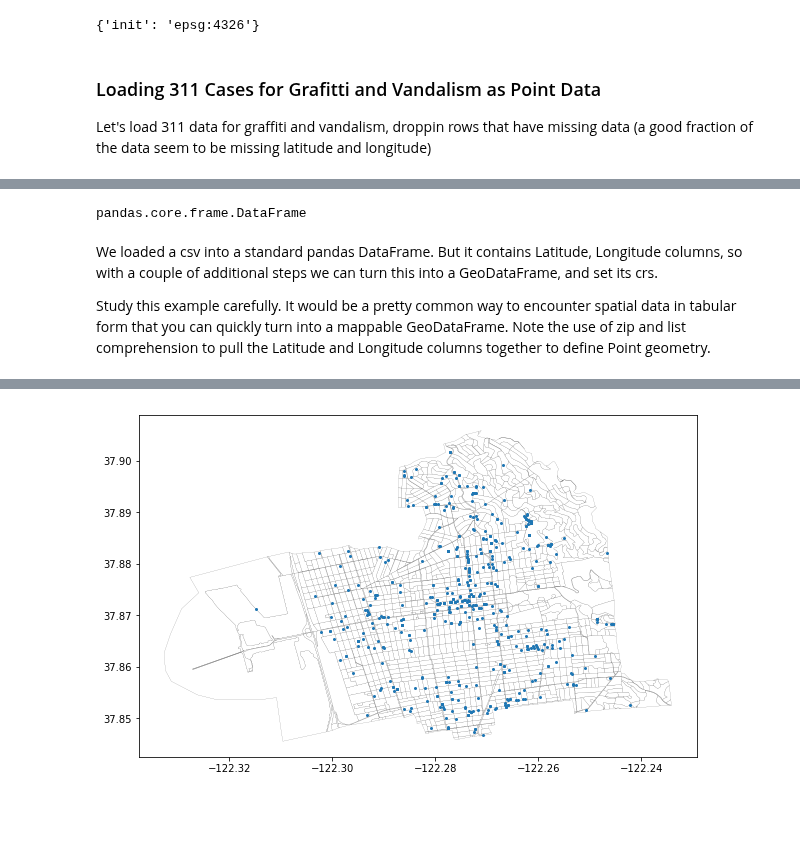
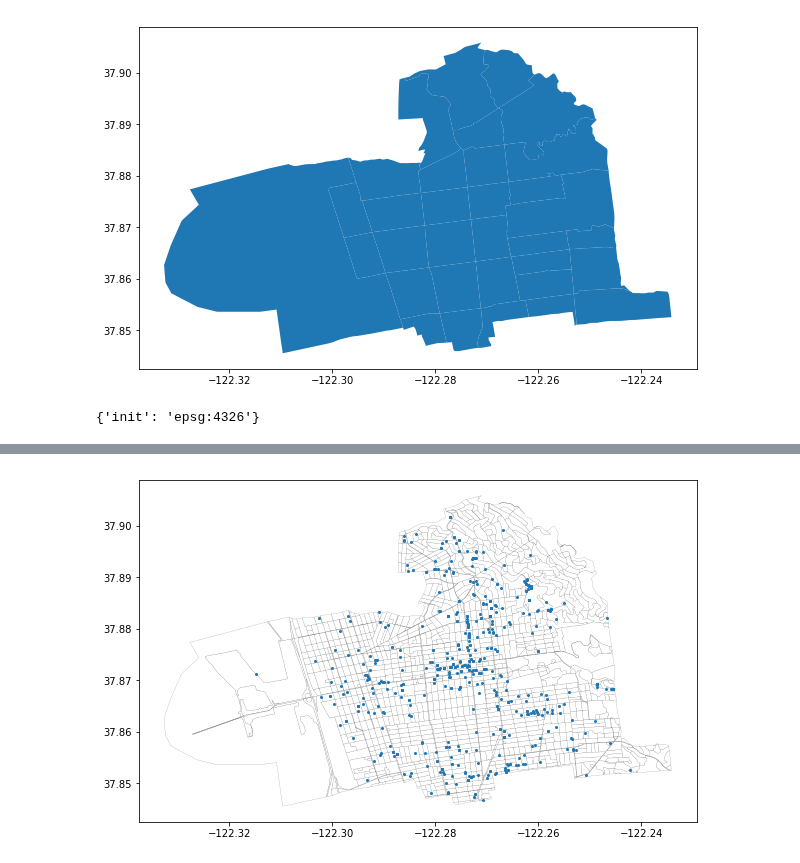
Before and after one commit to waddell/urban-informatics-and-visualization, a Jupyter notebook: 10-mapping/mapping-part-2.ipynb, the cells around one changed output, grey strips where cells are left out. Cells and saved outputs as stored; diff of their text form; code cells hidden in the pictures; blank space fills up the shorter version.

```diff
--- a/10-mapping/mapping-part-2.ipynb
+++ b/10-mapping/mapping-part-2.ipynb
@@ -33,0 +31,5 @@ OK, so dissolve created a new GeoDataFrame, but if you are using a version of Ge
+# %%
+blocks = gpd.read_file('data/geo_export_9702b0bc-dfe0-42aa-bab9-e9ca83abd50f.shp')
+
+print(type(blocks))
+print(blocks.head())
@@ -34,3 +54,8 @@ OK, so dissolve created a new GeoDataFrame, but if you are using a version of Ge
+# %%
+tracts = blocks.dissolve(by='tractce10')
+tracts.plot();
+# %% [output]
+[figure, added]
 # %%
 tracts.crs = {'init' :'epsg:4326'}
 # or alternatively:
@@ -38,10 +63,6 @@ tracts.crs = blocks.crs
 print(tracts.crs)
 # %% [output]
 {'init': 'epsg:4326'}
-# %% [markdown]
-### Loading 311 Cases for Grafitti and Vandalism as Point Data
-
-Let's load 311 data for graffiti and vandalism, droppin rows that have missing data (a good fraction of the data seem to be missing latitude and longitude)
 # %%
 vandalism = pd.read_csv('data/311_Cases.csv').dropna()
 vandalism.head()
@@ -52,14 +73,6 @@ vandalism.head()
 | 6 | 121000291163 | 04/01/2016 02:32:13 PM | Closed | 04/28/2016 01:57:26 PM | Graffiti and Vandalism | Graffiti | Graffiti Abatement - Internet Req... | ... |
 | 14 | 121000254095 | 07/15/2015 04:41:04 PM | Closed | 07/17/2015 12:47:16 PM | Graffiti and Vandalism | Graffiti | Graffiti Abatement - Internet Req... | ... |
 | 17 | 121000197476 | 06/06/2014 07:08:52 AM | Closed | 06/12/2014 11:59:16 AM | Graffiti and Vandalism | Graffiti | Graffiti Abatement - Internet Req... | ... |
-# %%
-type(vandalism)
-# %% [output]
-pandas.core.frame.DataFrame
-# %% [markdown]
-We loaded a csv into a standard pandas DataFrame.  But it contains Latitude, Longitude columns, so with a couple of additional steps we can turn this into a GeoDataFrame, and set its crs.
-
-Study this example carefully.  It would be a pretty common way to encounter spatial data in tabular form that you can quickly turn into a mappable GeoDataFrame.  Note the use of zip and list comprehension to pull the Latitude and Longitude columns together to define Point geometry.
 # %%
 crs = {'init' :'epsg:4326'}
 geometry = [Point(xy) for xy in zip(vandalism.Longitude, vandalism.Latitude)]
```
Also changed, not shown: parts of 84 cells of this notebook.
